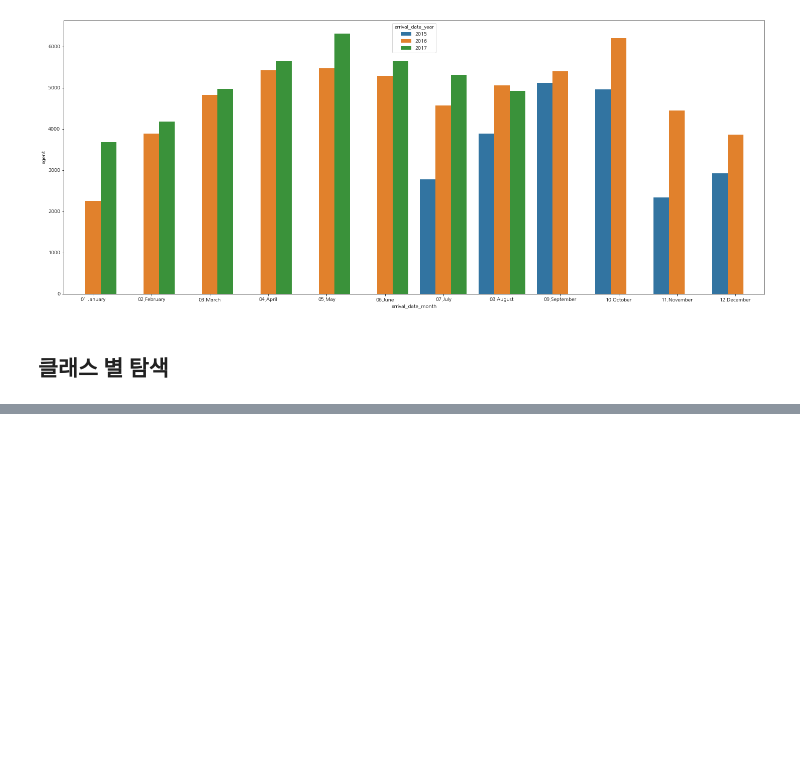
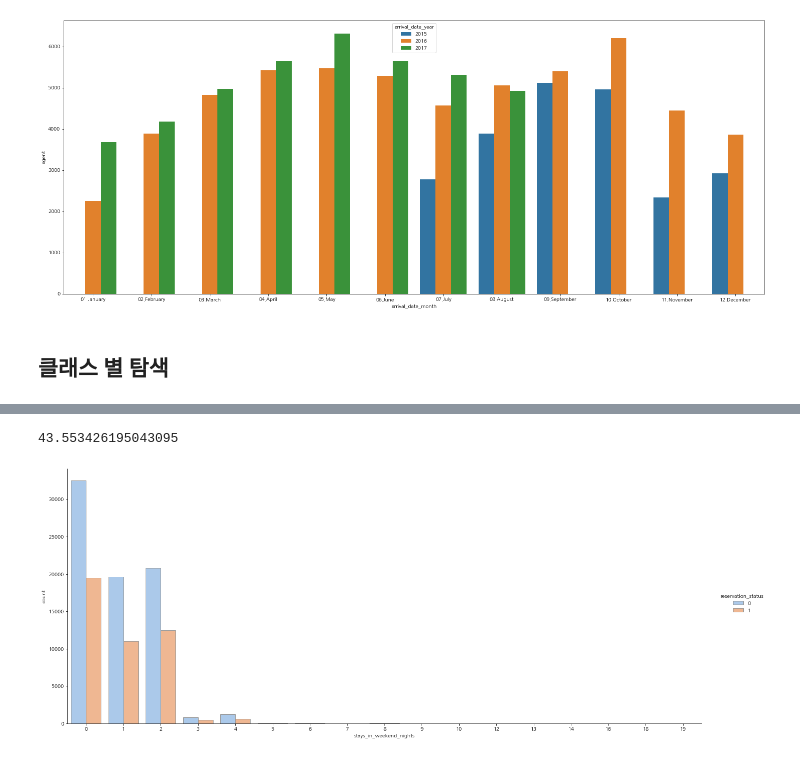
Before and after one commit to seonydg/ml-classification-analysis-of-hotel-reservation-demand, a Jupyter notebook: analysis-of-hotel-reservation-demand.ipynb, the cells around one changed output, grey strips where cells are left out. Drawn from its saved outputs; the diff is of its cells as text; code cells hidden in the pictures; blank space fills up the shorter version.

```diff
--- a/analysis-of-hotel-reservation-demand.ipynb
+++ b/analysis-of-hotel-reservation-demand.ipynb
@@ -398,0 +500,11 @@ Name: reservation_status, dtype: int64
+# %%
+df['stays_in_weekend_nights'].value_counts()[0] / df['stays_in_weekend_nights'].value_counts().sum() * 100
+# %% [output]
+43.553426195043095
+# %%
+# 주말 예약 일수에 따른 비교
+sns.catplot(x="stays_in_weekend_nights", hue="reservation_status", kind="count", palette="pastel", edgecolor=".6", data=df, aspect=3)
+plt.gcf().set_size_inches(20, 8)
+plt.show()
+# %% [output]
+[figure, added]
```
Also changed, not shown: parts of 23 cells of this notebook.
